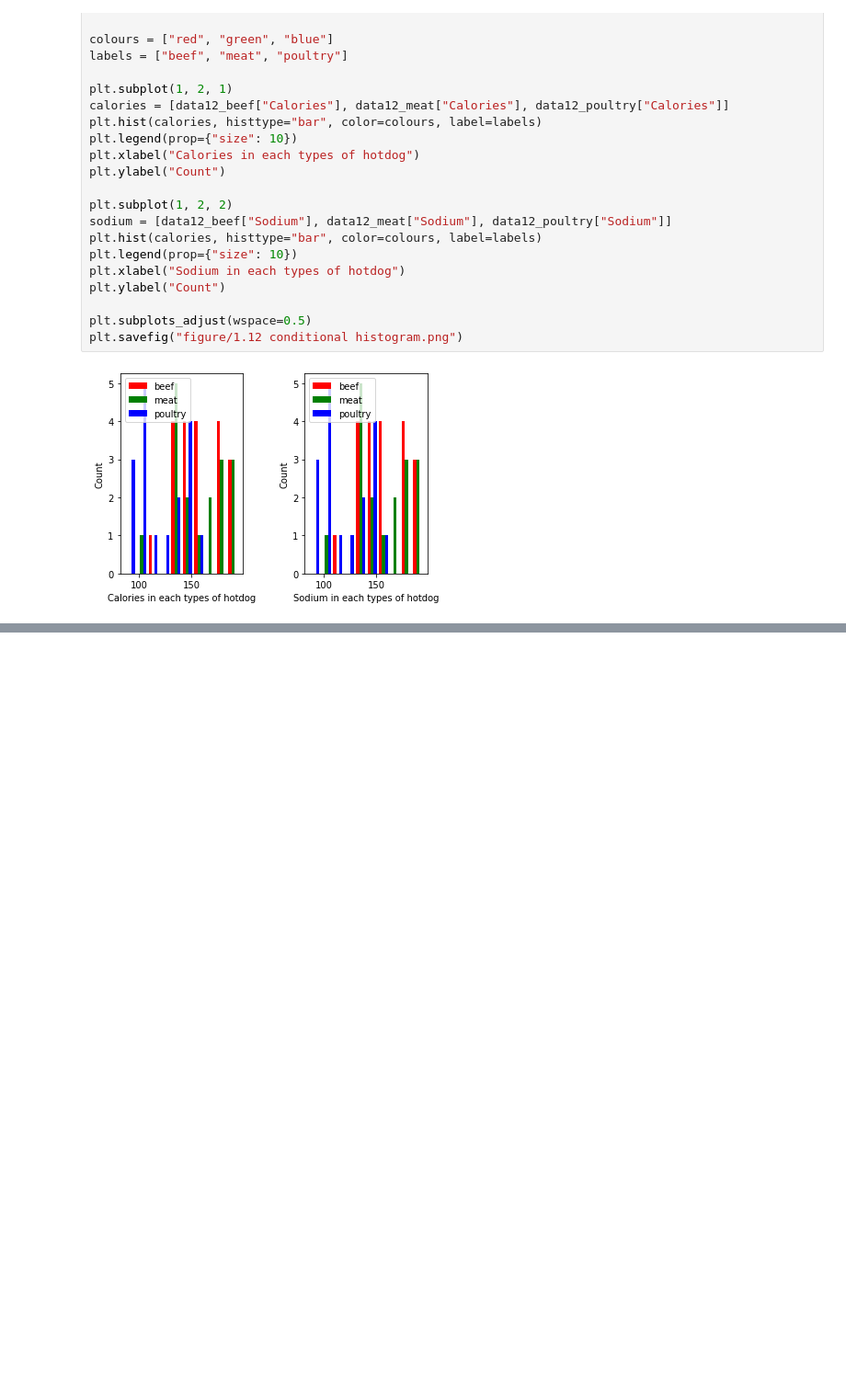
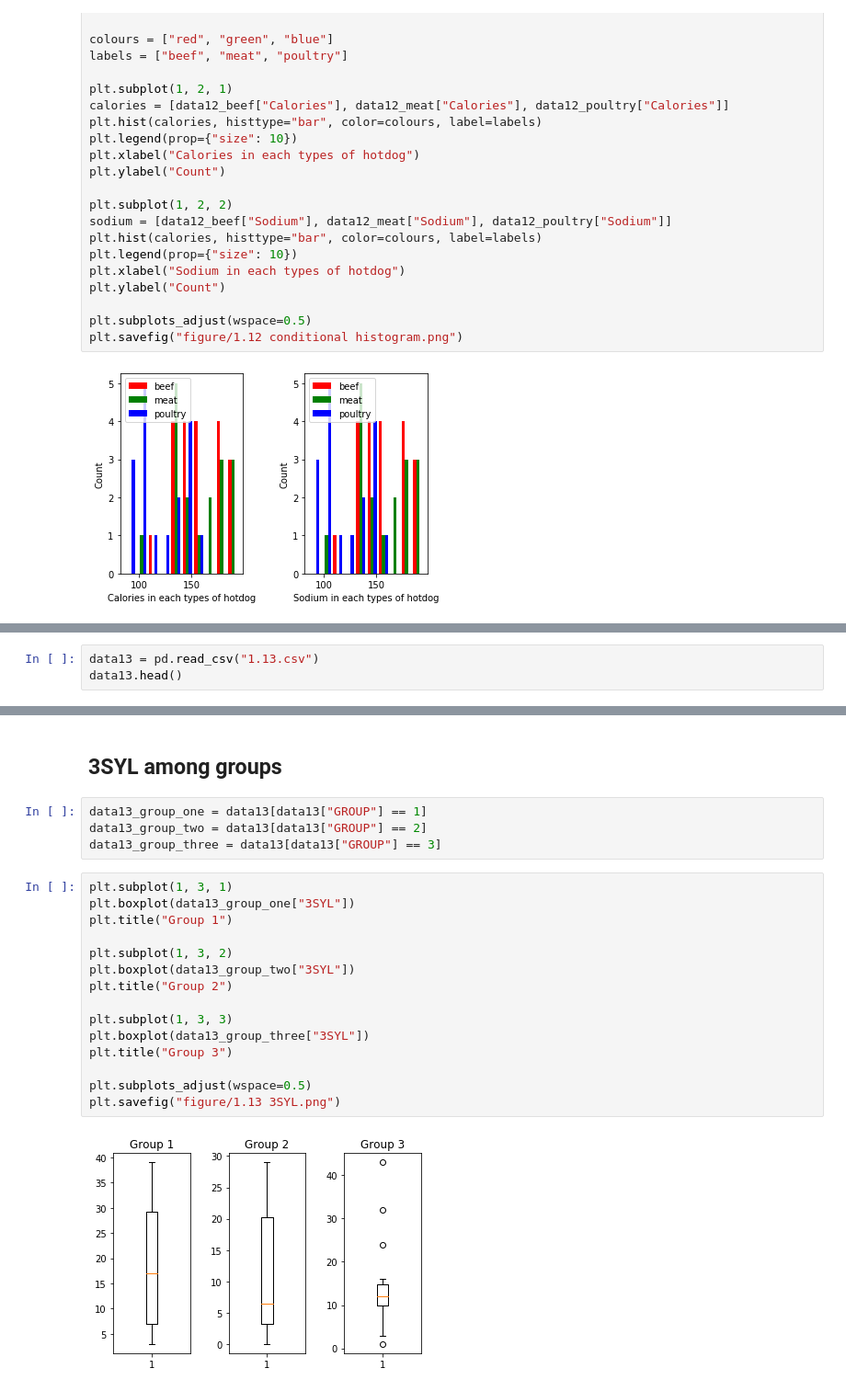
Before and after one commit to int0thewind/CS-361-Coding, a Jupyter notebook: Homework 1.ipynb, the cells around one changed output, grey strips where cells are left out. Shown: that part at 92% size. Cells and saved outputs as stored; diff of their text form; blank space fills up the shorter version.

```diff
--- a/Homework 1.ipynb
+++ b/Homework 1.ipynb
@@ -112,0 +104,3 @@ plt.savefig("figure/1.12 conditional histogram.png")
+# %%
+data13 = pd.read_csv("1.13.csv")
+data13.head()
@@ -112,0 +114,23 @@ plt.savefig("figure/1.12 conditional histogram.png")
+# %% [markdown]
+## 3SYL among groups
+# %%
+data13_group_one = data13[data13["GROUP"] == 1]
+data13_group_two = data13[data13["GROUP"] == 2]
+data13_group_three = data13[data13["GROUP"] == 3]
+# %%
+plt.subplot(1, 3, 1)
+plt.boxplot(data13_group_one["3SYL"])
+plt.title("Group 1")
+
+plt.subplot(1, 3, 2)
+plt.boxplot(data13_group_two["3SYL"])
+plt.title("Group 2")
+
+plt.subplot(1, 3, 3)
+plt.boxplot(data13_group_three["3SYL"])
+plt.title("Group 3")
+
+plt.subplots_adjust(wspace=0.5)
+plt.savefig("figure/1.13 3SYL.png")
+# %% [output]
+[figure, added]
```
Also changed, not shown: parts of 5 cells of this notebook, 2 other files.
